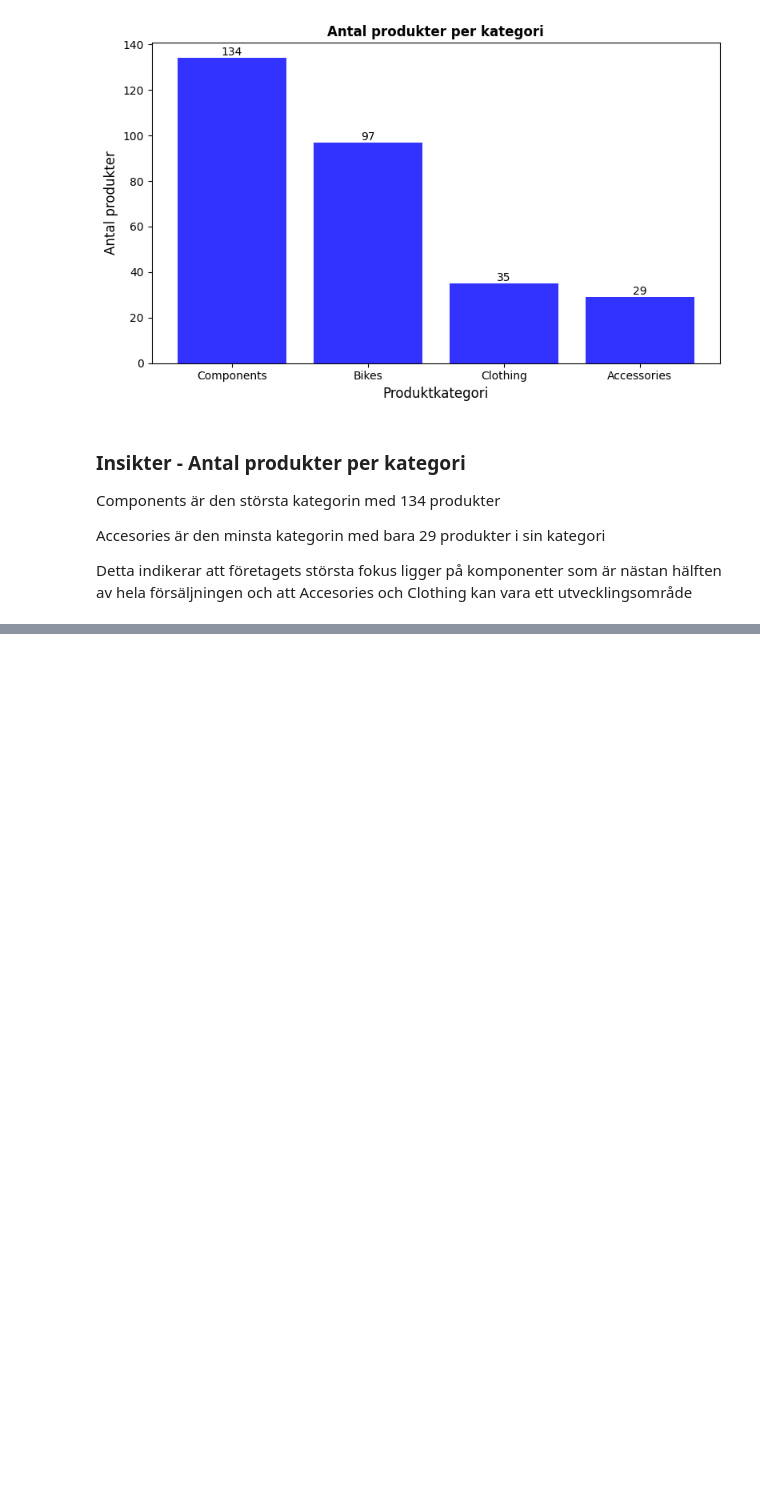
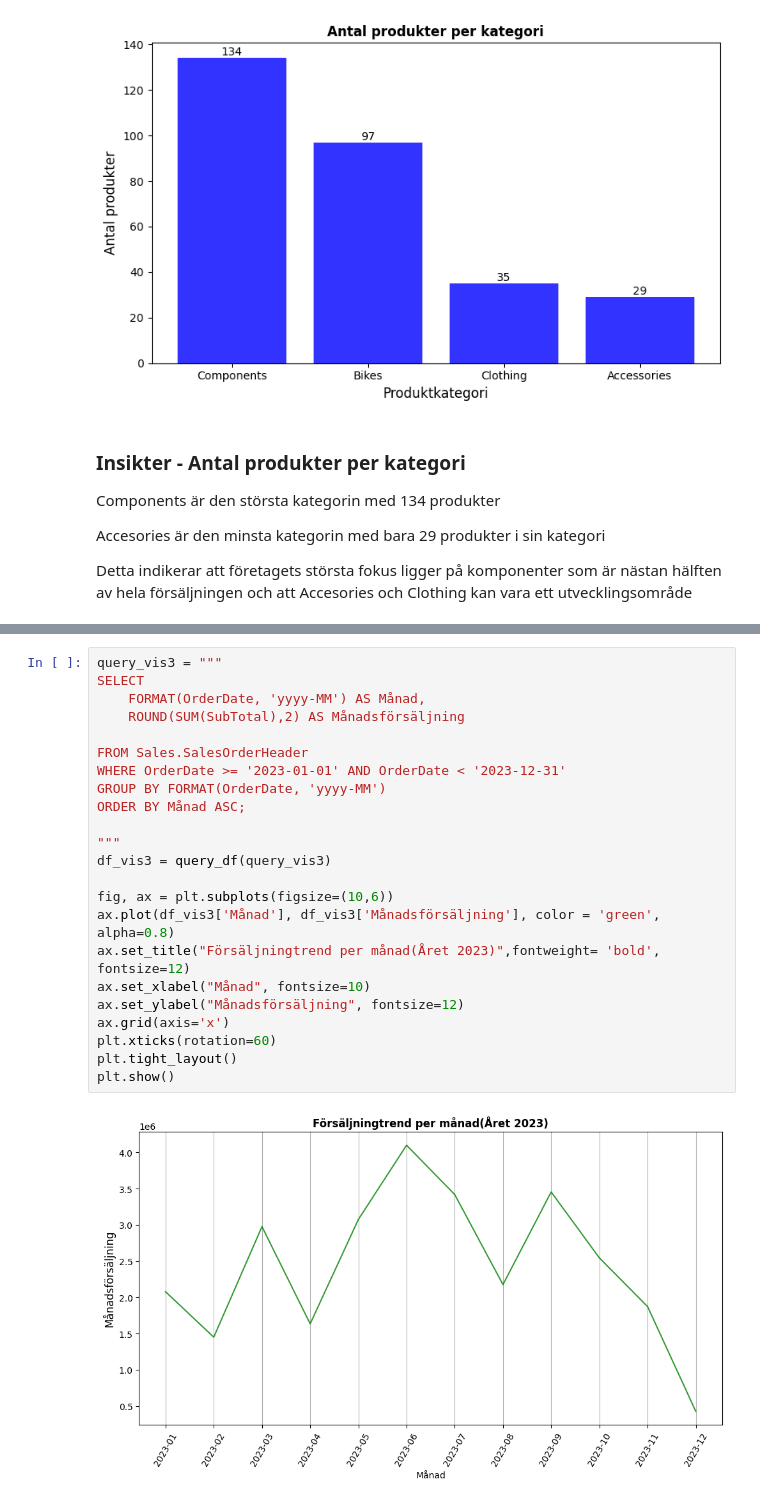
Before and after one commit to janekrajt-tech/AdventureWorks2025, a Jupyter notebook: notebooks/main.ipynb, the cells around one changed output, grey strips where cells are left out. Drawn from its saved outputs; the diff is of its cells as text; blank space fills up the shorter version.

```diff
--- a/notebooks/main.ipynb
+++ b/notebooks/main.ipynb
@@ -107,0 +173,25 @@ Accesories och Clothing kan vara ett utvecklingsområde
+# %%
+query_vis3 = """
+SELECT
+    FORMAT(OrderDate, 'yyyy-MM') AS Månad,
+    ROUND(SUM(SubTotal),2) AS Månadsförsäljning
+
+FROM Sales.SalesOrderHeader
+WHERE OrderDate >= '2023-01-01' AND OrderDate < '2023-12-31'
+GROUP BY FORMAT(OrderDate, 'yyyy-MM')
+ORDER BY Månad ASC;
+
+"""
+df_vis3 = query_df(query_vis3)
+
+fig, ax = plt.subplots(figsize=(10,6))
+ax.plot(df_vis3['Månad'], df_vis3['Månadsförsäljning'], color = 'green', alpha=0.8)
+ax.set_title("Försäljningtrend per månad(Året 2023)",fontweight= 'bold', fontsize=12)
+ax.set_xlabel("Månad", fontsize=10)
+ax.set_ylabel("Månadsförsäljning", fontsize=12)
+ax.grid(axis='x')
+plt.xticks(rotation=60)
+plt.tight_layout()
+plt.show()
+# %% [output]
+[figure, added]
```
Also changed, not shown: parts of 6 cells of this notebook, 2 other files.
